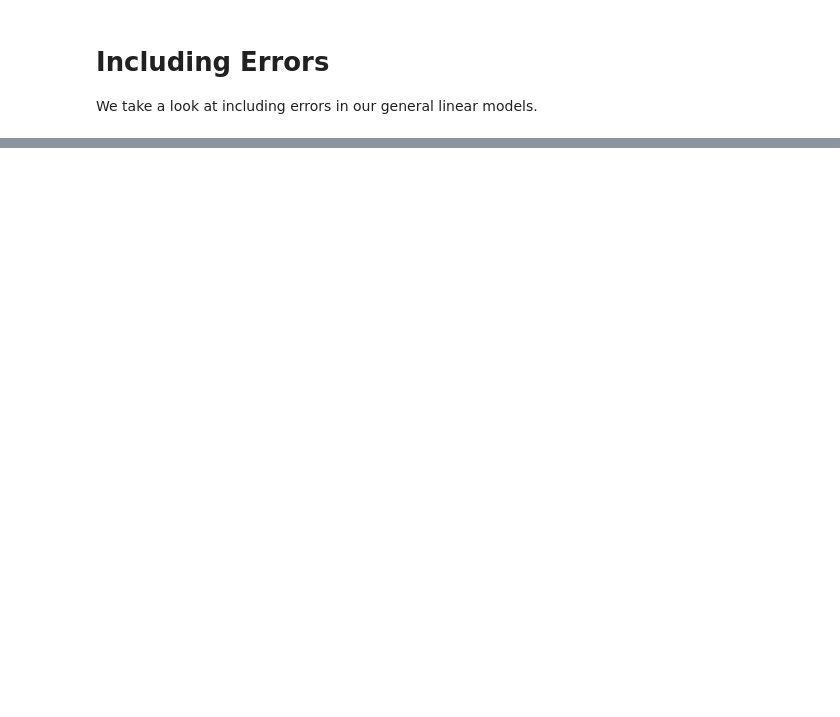
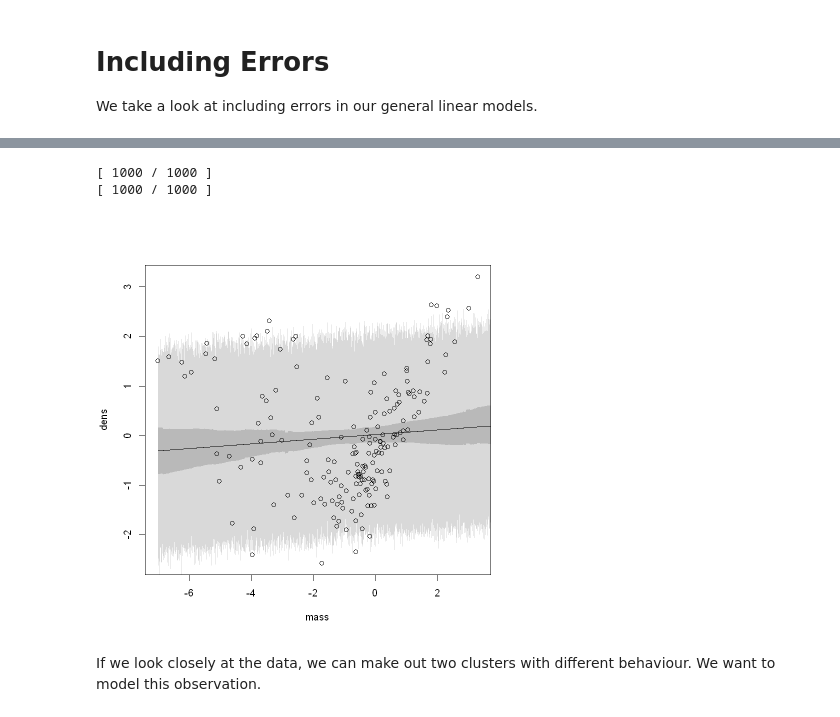
Before and after one commit to TimeTeleporter/advanced_statistics, a Jupyter notebook: exam_prep/measurement_errors.ipynb, the cells around one changed output, grey strips where cells are left out. Saved outputs shown, nothing was run; the diff lists cells and outputs as text; code cells hidden in the pictures; blank space fills up the shorter version.

```diff
--- a/exam_prep/measurement_errors.ipynb
+++ b/exam_prep/measurement_errors.ipynb
@@ -24,0 +157,13 @@ Das folgende Objekt ist maskiert 'package:stats':
+# %%
+# Linear model
+linear <- map2stan(
+    alist(
+        dens ~ dnorm(mu, sigma),
+        mu <- a + b_mass * mass,
+        c(a, b_mass) ~ dnorm(0, 10),
+        sigma ~ dcauchy(0, 10)
+    ),
+    data = d,
+    constraints = list(sigma = "lower=0"),
+    cores = 7, chains = 7
+)
@@ -24,0 +245,20 @@ Das folgende Objekt ist maskiert 'package:stats':
+# %%
+seq <- seq(from = -7, to = 4, by = 0.01)
+
+mu <- link(linear, data = list(mass = seq))
+mu_mean <- apply(mu, 2, mean)
+mu_HPDI <- apply(mu, 2, HPDI, prob = 0.91)
+
+plot(dens ~ mass, data = d)
+lines(seq, mu_mean)
+shade(mu_HPDI, seq)
+
+sim_data <- sim(linear, data = list(mass = seq))
+sim_HPDI <- apply(sim_data, 2, HPDI, prob = 0.91)
+shade(sim_HPDI, seq)
+# %% [output]
+[ 1000 / 1000 ]
+[ 1000 / 1000 ]
+[figure, added]
+# %% [markdown]
+If we look closely at the data, we can make out two clusters with different behaviour. We want to model this observation.
```
Also changed, not shown: parts of 39 cells of this notebook, 6 other files.
